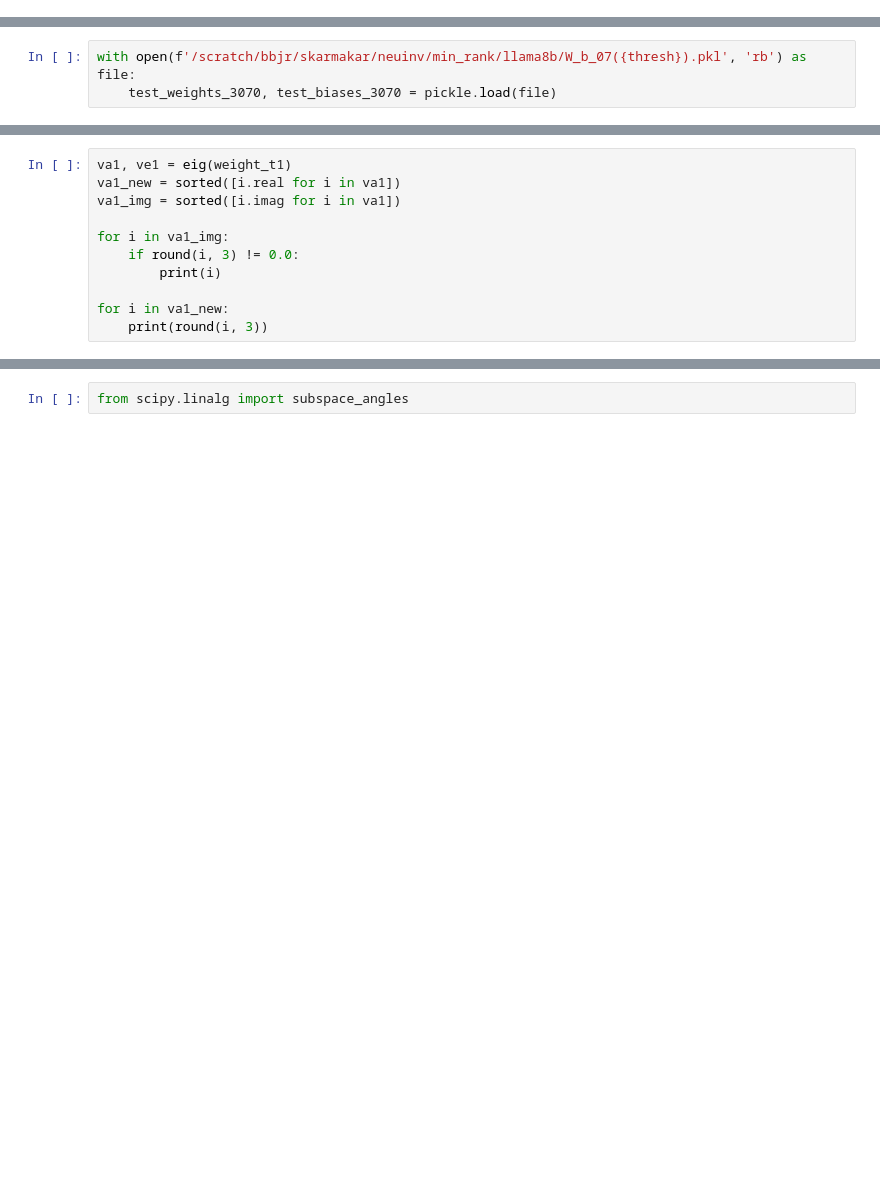
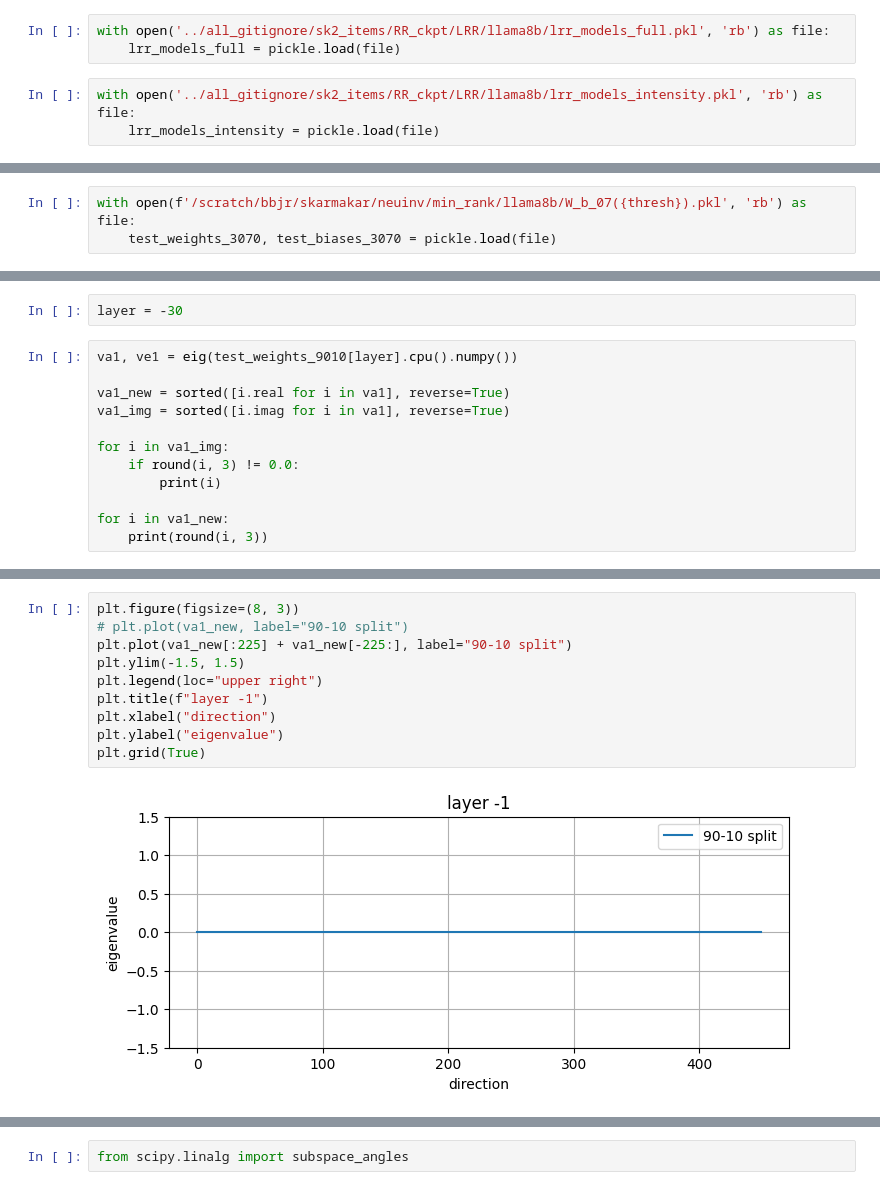
Before and after one commit to SoumyajitKarmakar/llm_steering-main, a Jupyter notebook: sk2/plot_analysis.ipynb, the cells around one changed output, grey strips where cells are left out. Cells and saved outputs as stored; diff of their text form; blank space fills up the shorter version.

```diff
--- a/sk2/plot_analysis.ipynb
+++ b/sk2/plot_analysis.ipynb
@@ -23,3 +35,9 @@ with open('RR_ckpt/LRR/llama8b/lrr_models_07.pkl', 'rb') as file:
     lrr_models_3070 = pickle.load(file)
+# %%
+with open('../all_gitignore/sk2_items/RR_ckpt/LRR/llama8b/lrr_models_full.pkl', 'rb') as file:
+    lrr_models_full = pickle.load(file)
+# %%
+with open('../all_gitignore/sk2_items/RR_ckpt/LRR/llama8b/lrr_models_intensity.pkl', 'rb') as file:
+    lrr_models_intensity = pickle.load(file)
 # %%
 thresh = 0.5
@@ -40,7 +65,10 @@ weight_t2, bias_t2 = get_W_b(lrr_models_6040[layer])
+# %%
+layer = -30
 # %%
-va1, ve1 = eig(weight_t1)
-va1_new = sorted([i.real for i in va1])
-va1_img = sorted([i.imag for i in va1])
+va1, ve1 = eig(test_weights_9010[layer].cpu().numpy())
+
+va1_new = sorted([i.real for i in va1], reverse=True)
+va1_img = sorted([i.imag for i in va1], reverse=True)
 
 for i in va1_img:
     if round(i, 3) != 0.0:
@@ -68,0 +97,12 @@ for i in va1_new:
+# %%
+plt.figure(figsize=(8, 3))
+# plt.plot(va1_new, label="90-10 split")
+plt.plot(va1_new[:225] + va1_new[-225:], label="90-10 split")
+plt.ylim(-1.5, 1.5)
+plt.legend(loc="upper right")
+plt.title(f"layer -1")
+plt.xlabel("direction")
+plt.ylabel("eigenvalue")
+plt.grid(True)
+# %% [output]
+[figure, added]
```
Also changed, not shown: parts of 24 cells of this notebook, 12 other files.
